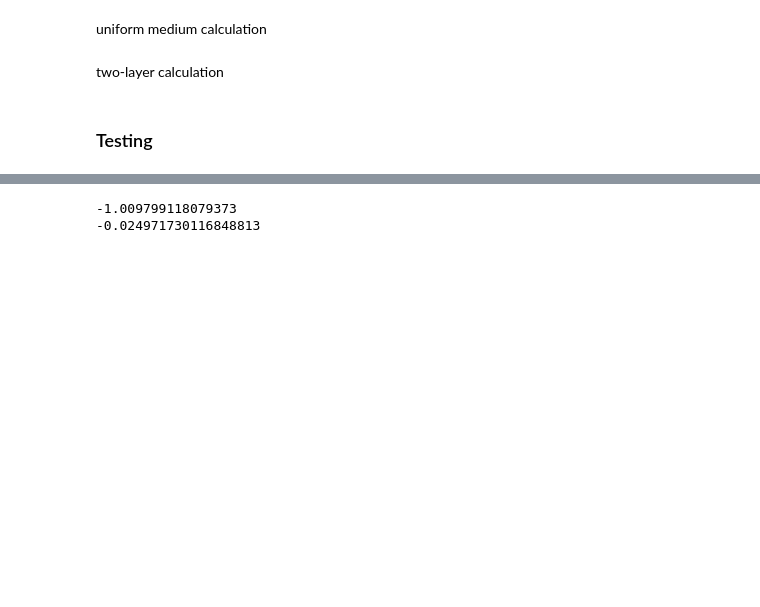
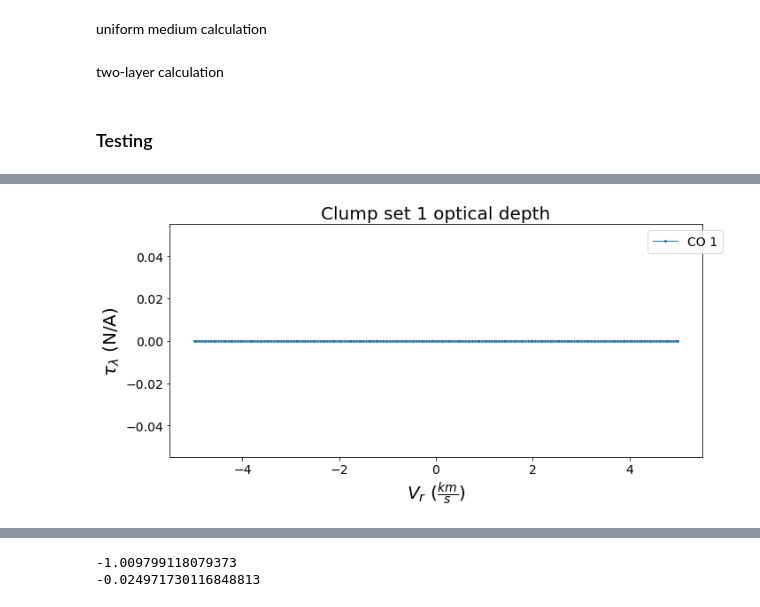
Before and after one commit to CraigYanitski/kosmatau3d, a Jupyter notebook: notebooks/full model/radiative-transfer.ipynb, the cells around one changed output, grey strips where cells are left out. Cells and saved outputs as stored; diff of their text form; code cells hidden in the pictures; blank space fills up the shorter version.

```diff
--- a/notebooks/full model/radiative-transfer.ipynb
+++ b/notebooks/full model/radiative-transfer.ipynb
@@ -97,6 +97,8 @@ test_calc = True
 test_pexp = False
 test_opacity = False
 suggested_calc = True
+
+models.constants.dtype = np.float64
 
 # Use these to change the voxel properties, which is necessary in the default mode.
 voxel_parameters = {
@@ -138,10 +140,14 @@ def create_voxels(show_results=False, delta_s=(1, 0.5), dens=1, f_v=(1, 1), spec
 
     t0 = time()
 
+    for key in kwargs.keys():
+        voxel_parameters[key] = kwargs[key]
+
     voxels = []
     for _ in range(len(delta_s)):
         voxel_parameters['ensemble_mass'] = f_v[_]*dens*delta_s[_]**3
-        print(voxel_parameters['ensemble_mass'])
+        # if show_results:
+        print(f"ensemble mass: {voxel_parameters['ensemble_mass']:.4f} M_sol")
         voxel_parameters['voxel_size'] = delta_s[_]
         t1 = time()
         vox = models.Voxel()
@@ -183,6 +189,7 @@ def create_voxels(show_results=False, delta_s=(1, 0.5), dens=1, f_v=(1, 1), spec
         emission_los[key].pop('kappa')
     i_min = np.argmin(delta_s)
     i_vel = int(voxel_parameters['velocity_number']/2)
+    # print(i_vel)
     for sp in species:
         i_sp = models.species.molecules.index(sp)
         emission_los[sp] = {}
@@ -304,0 +344,2 @@ Maximum intensity:
+# %%
+vox = create_voxels(delta_s=(1,), dens=1, f_v=(1,), fuv=1e6, show_results=False)  #this takes volume-filling factor (of the ISM) as an argument
@@ -304,0 +356,4 @@ Maximum intensity:
+# %%
+vox[0].plot_molecule(quantity='optical depth', molecule='CO 1')
+# %% [output]
+[figure, added]
```
Also changed, not shown: parts of 16 cells of this notebook, 1 other file.
